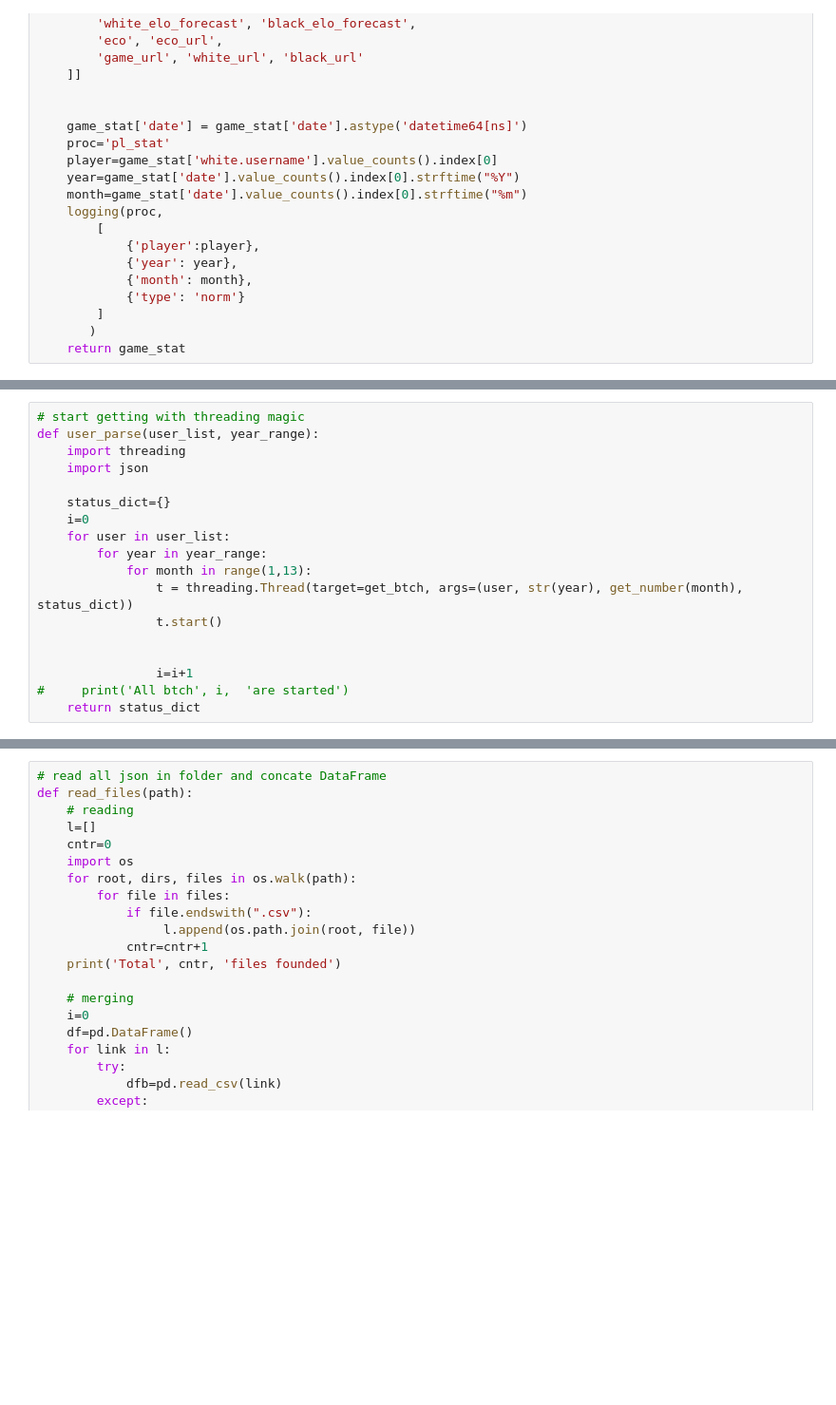
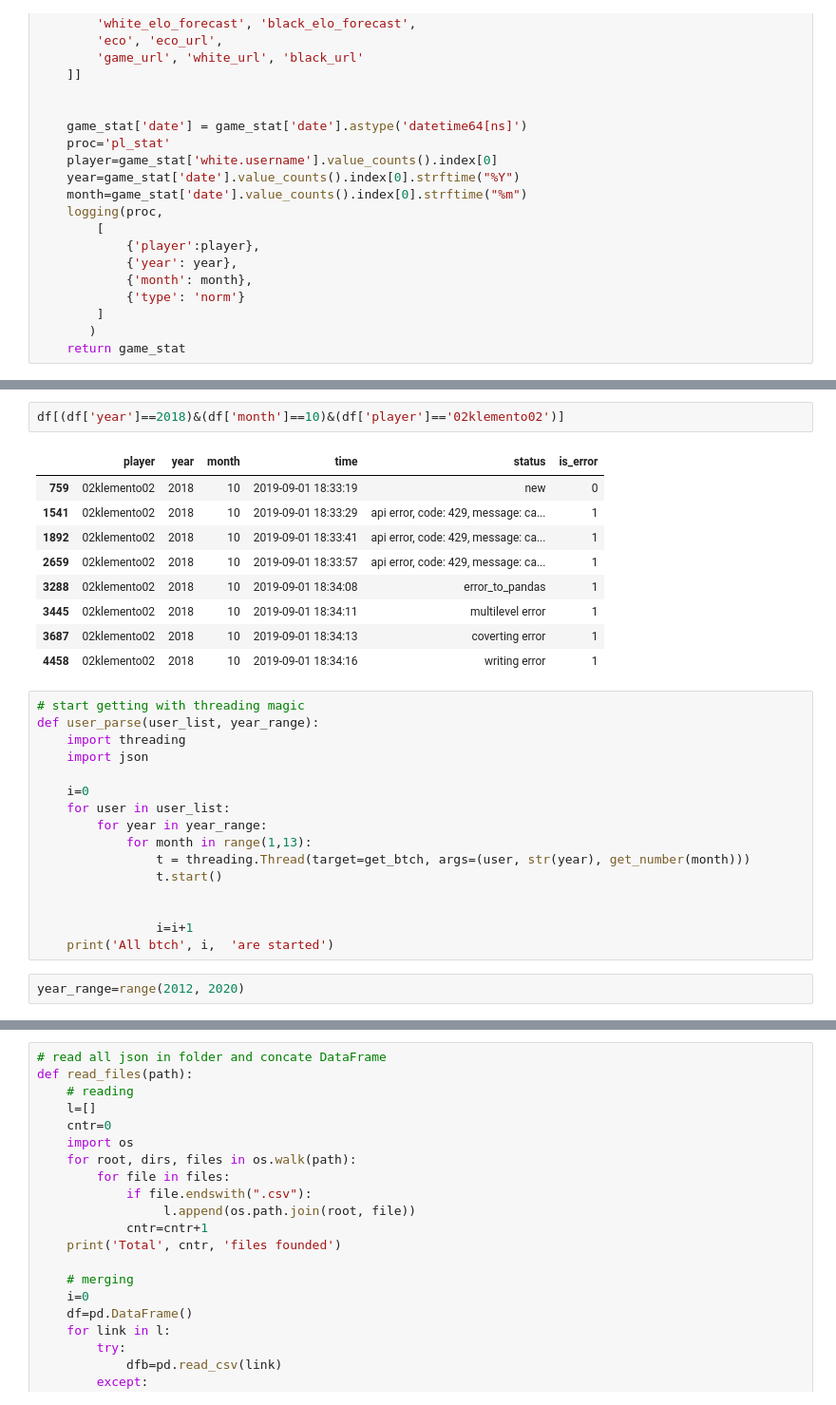
Before and after one commit to rosolimo212/chesscom, a Jupyter notebook: API_import.ipynb, the cells around one changed output, grey strips where cells are left out. Shown at 95% size. Cells and saved outputs as stored; diff of their text form; blank space fills up the shorter version.

```diff
--- a/API_import.ipynb
+++ b/API_import.ipynb
@@ -403,21 +432,33 @@ ValueError: If using all scalar values, you must pass an index
+# %%
+df[(df['year']==2018)&(df['month']==10)&(df['player']=='02klemento02')]
+# %% [output]
+|  | player | year | month | time | status | is_error |
+| 759 | 02klemento02 | 2018 | 10 | 2019-09-01 18:33:19 | new | 0 |
+| 1541 | 02klemento02 | 2018 | 10 | 2019-09-01 18:33:29 | api error, code: 429, message: ca... | 1 |
+| 1892 | 02klemento02 | 2018 | 10 | 2019-09-01 18:33:41 | api error, code: 429, message: ca... | 1 |
+| 2659 | 02klemento02 | 2018 | 10 | 2019-09-01 18:33:57 | api error, code: 429, message: ca... | 1 |
+| 3288 | 02klemento02 | 2018 | 10 | 2019-09-01 18:34:08 | error_to_pandas | 1 |
+| 3445 | 02klemento02 | 2018 | 10 | 2019-09-01 18:34:11 | multilevel error | 1 |
+| 3687 | 02klemento02 | 2018 | 10 | 2019-09-01 18:34:13 | coverting error | 1 |
+| 4458 | 02klemento02 | 2018 | 10 | 2019-09-01 18:34:16 | writing error | 1 |
 # %%
 # start getting with threading magic
 def user_parse(user_list, year_range):
     import threading
     import json
 
-    status_dict={}
     i=0
     for user in user_list:
         for year in year_range:
             for month in range(1,13):
-                t = threading.Thread(target=get_btch, args=(user, str(year), get_number(month), status_dict))
+                t = threading.Thread(target=get_btch, args=(user, str(year), get_number(month)))
                 t.start()
 
 
                 i=i+1
-#     print('All btch', i,  'are started')
-    return status_dict
+    print('All btch', i,  'are started')
+# %%
+year_range=range(2012, 2020)
 # %%
 user_parse(['rosolimo'], year_range)
 # %% [output]
```
Also changed, not shown: parts of 19 cells of this notebook.
